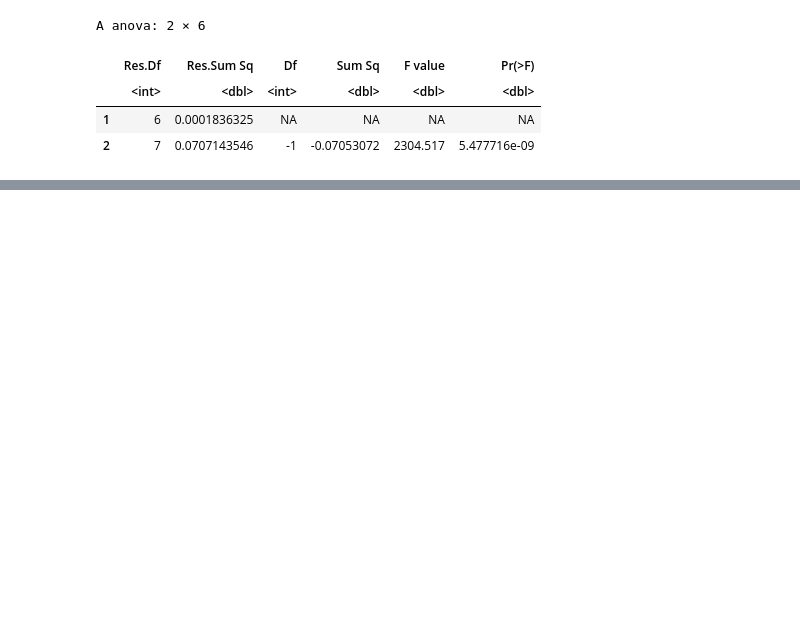
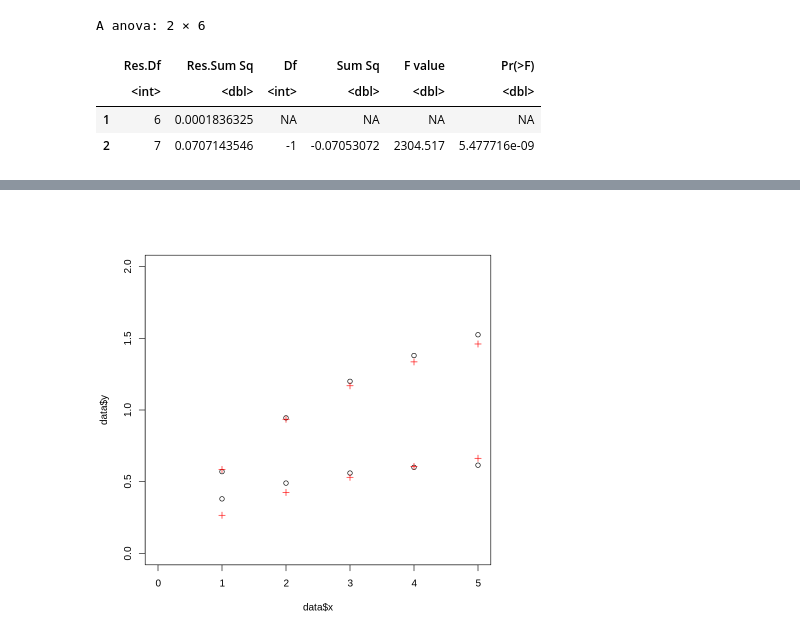
Before and after one commit to kamclar/statisticka_analyza_dat_cviceni, a Jupyter notebook: Lesson_11.ipynb, the cells around one changed output, grey strips where cells are left out. Drawn from its saved outputs; the diff is of its cells as text; code cells hidden in the pictures; blank space fills up the shorter version.

```diff
--- a/Lesson_11.ipynb
+++ b/Lesson_11.ipynb
@@ -663,0 +670,6 @@ points(data[,1], (coef(model_comp)["Vmax"]+coef(model)["Vmax_i"]*data$is_inh)*da
+# %%
+# Let's model non-competitive inhibition
+
+model_ncomp <- nls(y ~ (Vmax + Vmax_d*is_inh) * x  /(KM + x), data=data, start=list(KM=2, Vmax_d = 1, Vmax=1))
+model_ncomp
+summary(model_ncomp)
@@ -663,0 +700,7 @@ points(data[,1], (coef(model_comp)["Vmax"]+coef(model)["Vmax_i"]*data$is_inh)*da
+# %%
+plot(data$x, data$y, xlim=c(0,5), ylim=c(0,2))
+points(data$x,
+      (coef(model_ncomp)["Vmax"]+coef(model_ncomp)["Vmax_d"]*data$is_inh)*data$x/
+      (coef(model_comp)["KM"]+data$x), pch=3, col="red")
+# %% [output]
+[figure, added]
```
Also changed, not shown: parts of 10 cells of this notebook.
